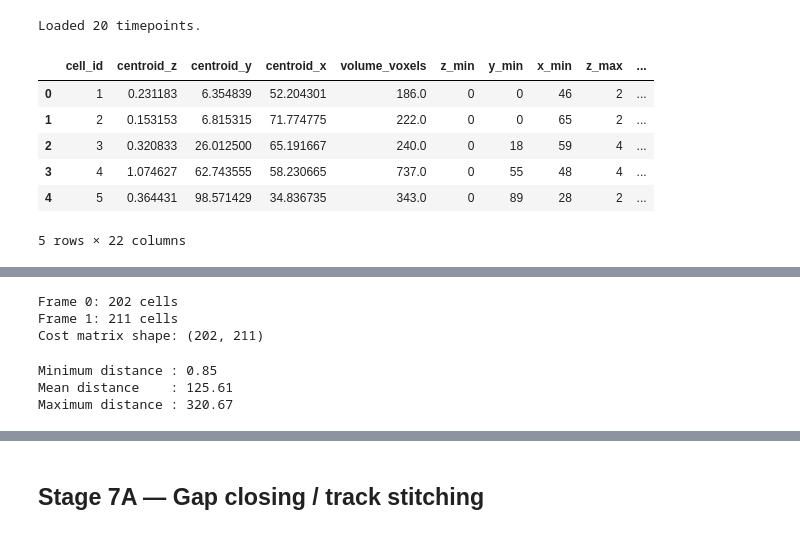
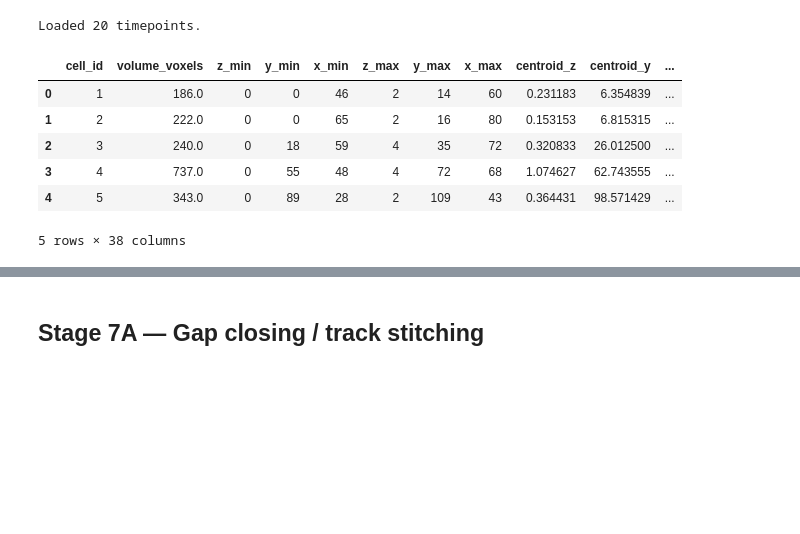
Before and after one commit to RJKRanathunga/stirnet-3d-cell-tracking, a Jupyter notebook: notebooks/08_cell_tracking.ipynb, the cells around one changed output, grey strips where cells are left out. Drawn from its saved outputs; the diff is of its cells as text; code cells hidden in the pictures; blank space fills up the shorter version.

```diff
--- a/notebooks/08_cell_tracking.ipynb
+++ b/notebooks/08_cell_tracking.ipynb
@@ -21,26 +21,26 @@ PROCESSED_DIR = (
         / SAMPLE_ID
 )
 
-FEATURE_DIR = PROCESSED_DIR / "feature_extraction"
+FEATURE_DIR = PROCESSED_DIR / "cells"
 # %%
-feature_files = sorted(FEATURE_DIR.glob("t*.csv"))
+cell_files = sorted(FEATURE_DIR.glob("t*.csv"))
 
-detections = [
+time_frames = [
     pd.read_csv(file)
-    for file in feature_files
+    for file in cell_files
 ]
 
-print(f"Loaded {len(detections)} timepoints.")
+print(f"Loaded {len(time_frames)} timepoints.")
 # %% [output]
 Loaded 20 timepoints.
 # %%
-detections[0].head()
+time_frames[0].head()
 # %% [output]
-|  | cell_id | centroid_z | centroid_y | centroid_x | volume_voxels | z_min | y_min | x_min | z_max | ... |
-| 0 | 1 | 0.231183 | 6.354839 | 52.204301 | 186.0 | 0 | 0 | 46 | 2 | ... |
-| 1 | 2 | 0.153153 | 6.815315 | 71.774775 | 222.0 | 0 | 0 | 65 | 2 | ... |
-| 2 | 3 | 0.320833 | 26.012500 | 65.191667 | 240.0 | 0 | 18 | 59 | 4 | ... |
-| 3 | 4 | 1.074627 | 62.743555 | 58.230665 | 737.0 | 0 | 55 | 48 | 4 | ... |
-| 4 | 5 | 0.364431 | 98.571429 | 34.836735 | 343.0 | 0 | 89 | 28 | 2 | ... |
+|  | cell_id | volume_voxels | z_min | y_min | x_min | z_max | y_max | x_max | centroid_z | centroid_y | ... |
+| 0 | 1 | 186.0 | 0 | 0 | 46 | 2 | 14 | 60 | 0.231183 | 6.354839 | ... |
+| 1 | 2 | 222.0 | 0 | 0 | 65 | 2 | 16 | 80 | 0.153153 | 6.815315 | ... |
+| 2 | 3 | 240.0 | 0 | 18 | 59 | 4 | 35 | 72 | 0.320833 | 26.012500 | ... |
+| 3 | 4 | 737.0 | 0 | 55 | 48 | 4 | 72 | 68 | 1.074627 | 62.743555 | ... |
+| 4 | 5 | 343.0 | 0 | 89 | 28 | 2 | 109 | 43 | 0.364431 | 98.571429 | ... |
-5 rows × 22 columns
+5 rows × 38 columns
 # %%
@@ -95,37 +69,0 @@ for df in detections:
-# %%
-from scipy.spatial.distance import cdist
-
-t = 0
-
-detections_t = detections[t]
-detections_tp1 = detections[t + 1]
-
-centroids_t = detections_t[
-    ["centroid_z", "centroid_y", "centroid_x"]
-].to_numpy(dtype=np.float64)
-
-centroids_tp1 = detections_tp1[
-    ["centroid_z", "centroid_y", "centroid_x"]
-].to_numpy(dtype=np.float64)
-
-cost_matrix = cdist(
-    centroids_t,
-    centroids_tp1,
-    metric="euclidean",
-)
-
-print(f"Frame {t}: {len(centroids_t)} cells")
-print(f"Frame {t + 1}: {len(centroids_tp1)} cells")
-print(f"Cost matrix shape: {cost_matrix.shape}")
-# %% [output]
-Frame 0: 202 cells
-Frame 1: 211 cells
-Cost matrix shape: (202, 211)
-# %%
-print(f"Minimum distance : {cost_matrix.min():.2f}")
-print(f"Mean distance    : {cost_matrix.mean():.2f}")
-print(f"Maximum distance : {cost_matrix.max():.2f}")
-# %% [output]
-Minimum distance : 0.85
-Mean distance    : 125.61
-Maximum distance : 320.67
```
Also changed, not shown: parts of 18 cells of this notebook, 4 other files.
